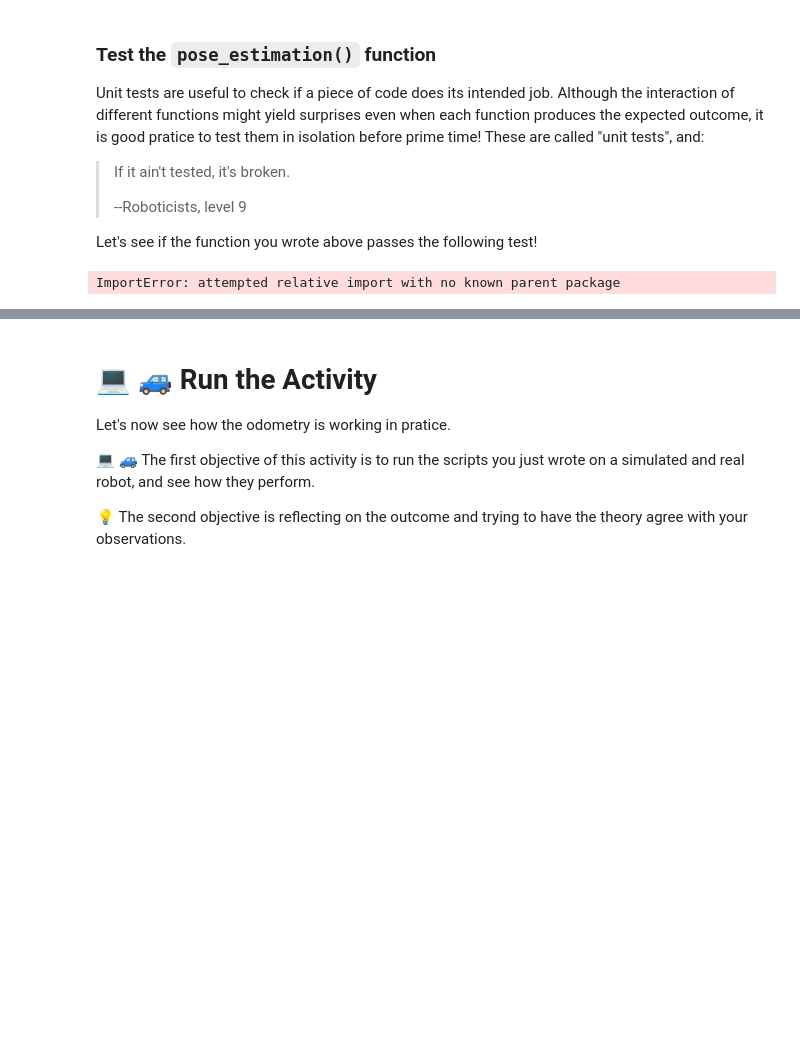
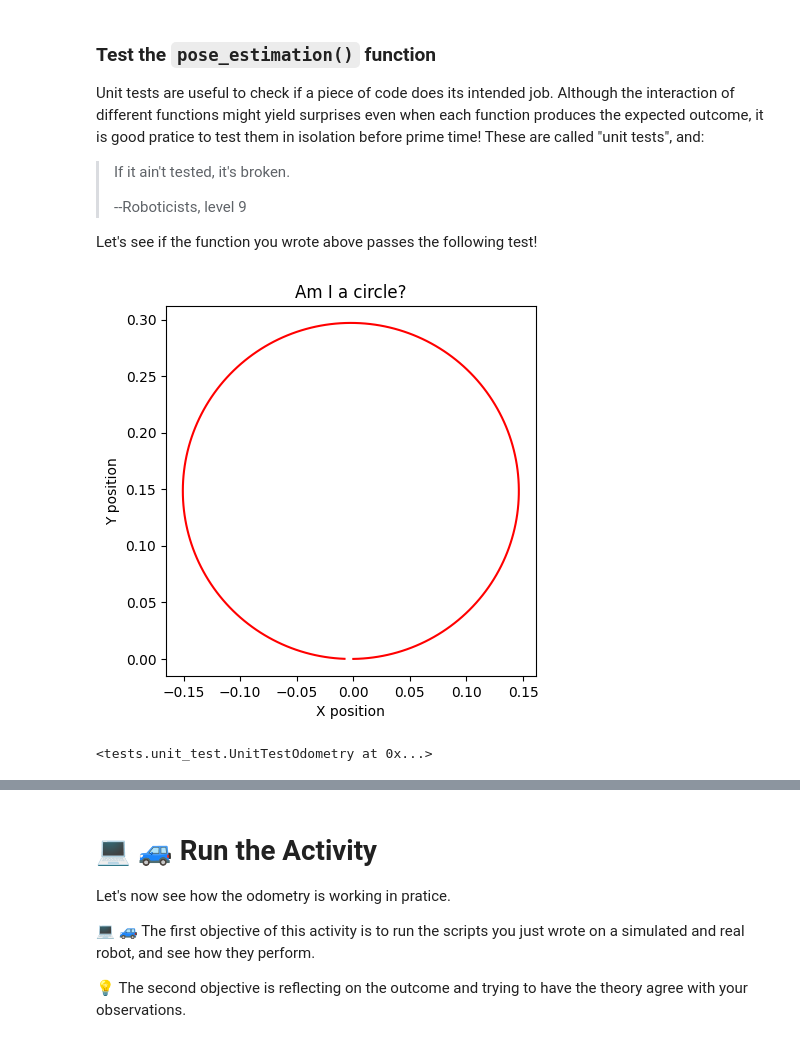
Before and after one commit to vince543/duckietown-lx, a Jupyter notebook: modcon/notebooks/04-Odometry/odometry_activity.ipynb, the cells around one changed output, grey strips where cells are left out. Drawn from its saved outputs; the diff is of its cells as text; code cells hidden in the pictures; blank space fills up the shorter version.

Commit message:
fixed the input order in 'delta_phi.' Odometry simulation works!

```diff
--- a/modcon/notebooks/04-Odometry/odometry_activity.ipynb
+++ b/modcon/notebooks/04-Odometry/odometry_activity.ipynb
@@ -239,17 +239,23 @@ Unit tests are useful to check if a piece of code does its intended job. Althoug
 
 Let's see if the function you wrote above passes the following test!
 # %%
+import sys
+sys.path.append('duckietown-lx/modcon/packages')
 from tests.unit_test import UnitTestOdometry
+from packages.solution.odometry_activity import pose_estimation
+import matplotlib
 
-from . packages.solution.odometry_activity import pose_estimation
+
+#from "duckietown-lx/modcon/packages/solution" import odometry_activity
 
 # UnitTestOdometry tests the `pose_estimation` function defined in odometry_activity.py.
 # The test is successful if you get a circle in the plot.
 # Anything different from a circle indicated that the odometry function has something wrong.
 
 UnitTestOdometry(R, baseline_wheel2wheel, pose_estimation)
 # %% [output]
+[figure, added]
-ImportError: attempted relative import with no known parent package
+<tests.unit_test.UnitTestOdometry at 0x...>
 # %% [markdown]
 A successful test will yield something similar to this:
 
```
Also changed, not shown: 1 other file.
